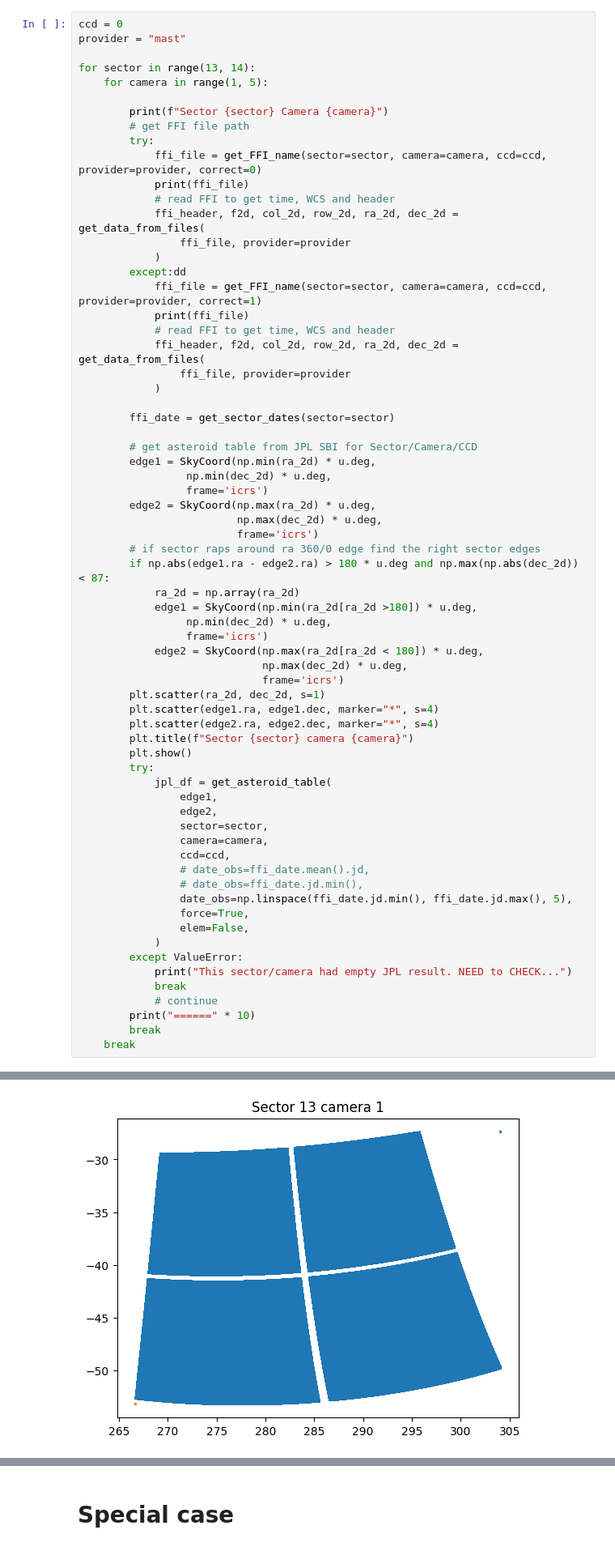
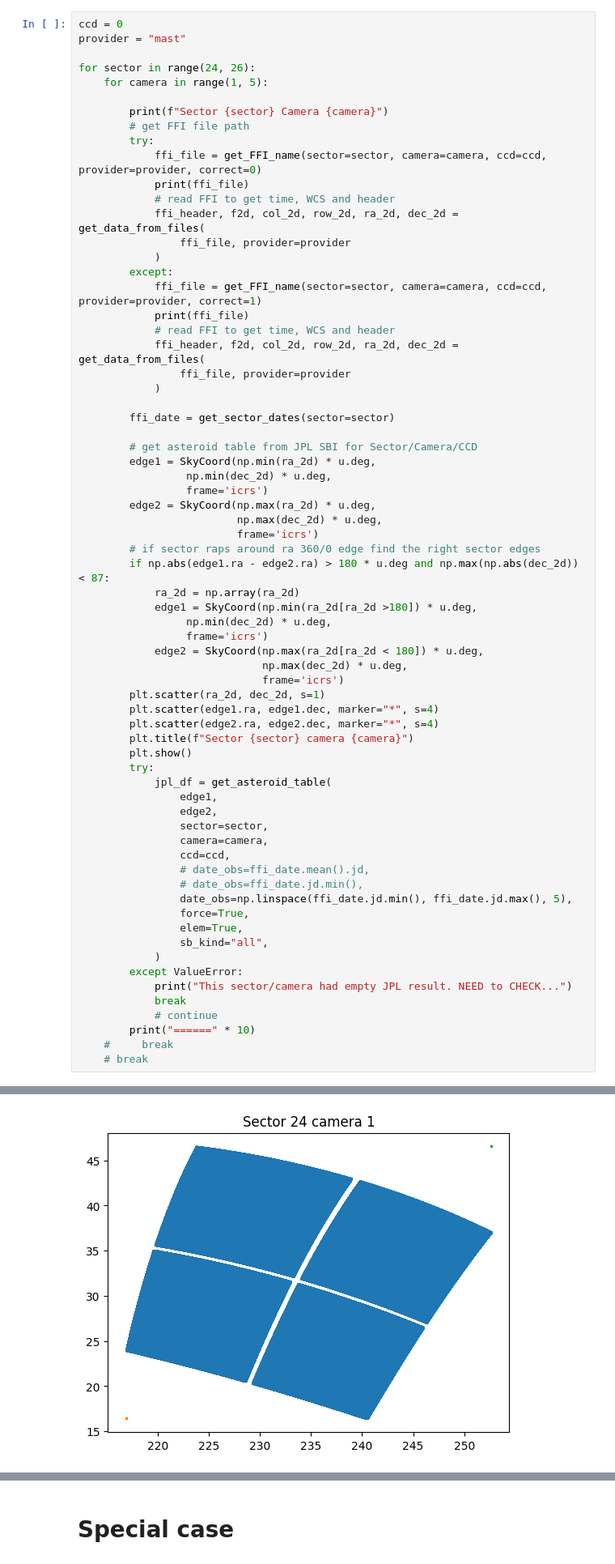
Before and after one commit to jorgemarpa/tess-asteroid-ml, a Jupyter notebook: notebooks/jpl_sector_query.ipynb, the cells around one changed output, grey strips where cells are left out. Shown: that part at 81% size. Saved outputs shown, nothing was run; the diff lists cells and outputs as text.

```diff
--- a/notebooks/jpl_sector_query.ipynb
+++ b/notebooks/jpl_sector_query.ipynb
@@ -14,7 +14,7 @@ from tess_asteroid_ml.make_TESS_asteroid_db import *
 ccd = 0
 provider = "mast"
 
-for sector in range(13, 14):
+for sector in range(24, 26):
     for camera in range(1, 5):
 
         print(f"Sector {sector} Camera {camera}")
@@ -26,7 +26,7 @@ for sector in range(13, 14):
             ffi_header, f2d, col_2d, row_2d, ra_2d, dec_2d = get_data_from_files(
                 ffi_file, provider=provider
             )
-        except:dd
+        except:
             ffi_file = get_FFI_name(sector=sector, camera=camera, ccd=ccd, provider=provider, correct=1)
             print(ffi_file)
             # read FFI to get time, WCS and header
@@ -68,13 +68,14 @@ for sector in range(13, 14):
                 # date_obs=ffi_date.jd.min(),
                 date_obs=np.linspace(ffi_date.jd.min(), ffi_date.jd.max(), 5),
                 force=True,
-                elem=False,
+                elem=True,
+                sb_kind="all",
             )
         except ValueError:
             print("This sector/camera had empty JPL result. NEED to CHECK...")
             break
             # continue
         print("======" * 10)
-        break
-    break
+    #     break
+    # break
 # %% [output]
@@ -91,2 +92,2 @@ Set MJD-END to 58667.192814 from DATE-END'. [astropy.wcs.wcs]
-[figure, old version]
+[figure, new version]
 <SkyCoord (ICRS): (ra, dec) in deg
```
Also changed, not shown: parts of 6 cells of this notebook, 9 other files.
